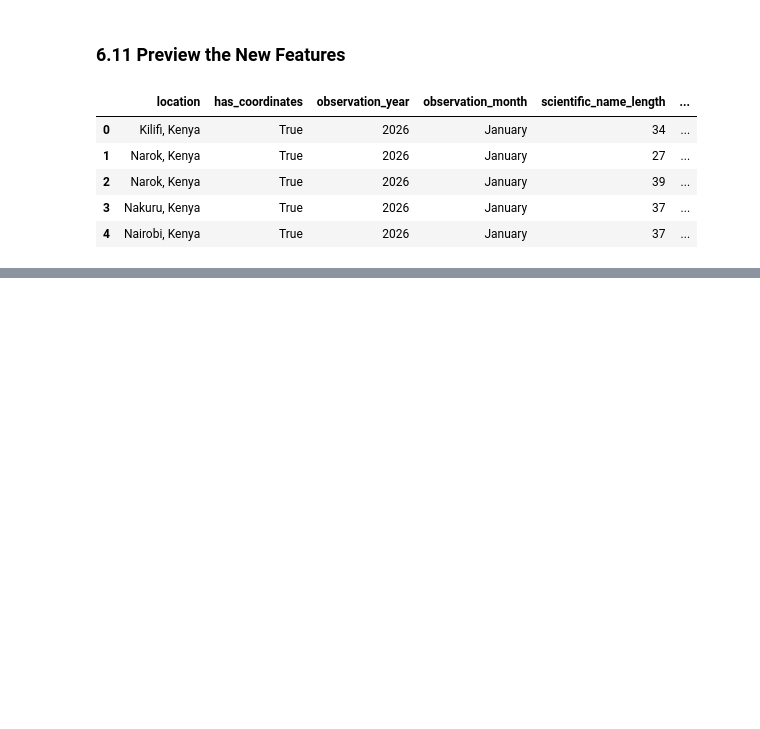
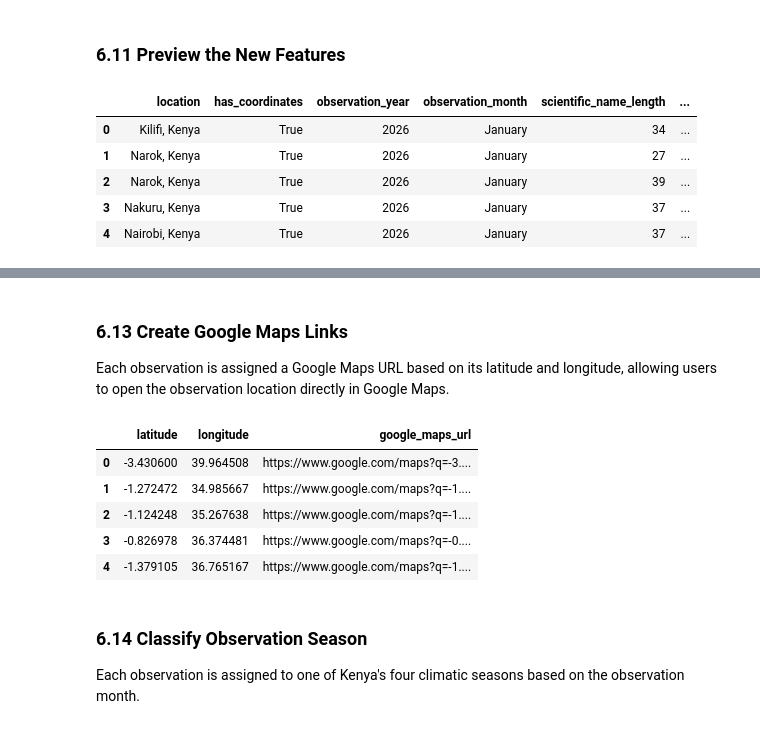
Before and after one commit to Janellesspaceship/Forest-Explorer-Kenya, a Jupyter notebook: notebooks/02_tranform_gbif.ipynb, the cells around one changed output, grey strips where cells are left out. Saved outputs shown, nothing was run; the diff lists cells and outputs as text; code cells hidden in the pictures; blank space fills up the shorter version.

```diff
--- a/notebooks/02_tranform_gbif.ipynb
+++ b/notebooks/02_tranform_gbif.ipynb
@@ -777,0 +783,10 @@ df[existing_features].head()
+# %%
+df["taxonomy"] = (
+    df["kingdom"].fillna("Unknown") + " > " +
+    df["phylum"].fillna("Unknown") + " > " +
+    df["class_name"].fillna("Unknown") + " > " +
+    df["order_name"].fillna("Unknown") + " > " +
+    df["family"].fillna("Unknown") + " > " +
+    df["genus"].fillna("Unknown") + " > " +
+    df["species"].fillna("Unknown")
+)
@@ -777,0 +802,24 @@ df[existing_features].head()
+# %% [markdown]
+### 6.13 Create Google Maps Links
+
+Each observation is assigned a Google Maps URL based on its latitude and longitude, allowing users to open the observation location directly in Google Maps.
+# %%
+df["google_maps_url"] = (
+    "https://www.google.com/maps?q="
+    + df["latitude"].astype(str)
+    + ","
+    + df["longitude"].astype(str)
+)
+# %%
+df[["latitude", "longitude", "google_maps_url"]].head()
+# %% [output]
+|  | latitude | longitude | google_maps_url |
+| 0 | -3.430600 | 39.964508 | https://www.google.com/maps?q=-3.... |
+| 1 | -1.272472 | 34.985667 | https://www.google.com/maps?q=-1.... |
+| 2 | -1.124248 | 35.267638 | https://www.google.com/maps?q=-1.... |
+| 3 | -0.826978 | 36.374481 | https://www.google.com/maps?q=-0.... |
+| 4 | -1.379105 | 36.765167 | https://www.google.com/maps?q=-1.... |
+# %% [markdown]
+### 6.14 Classify Observation Season
+
+Each observation is assigned to one of Kenya's four climatic seasons based on the observation month.
```
Also changed, not shown: parts of 29 cells of this notebook, 4 other files.
